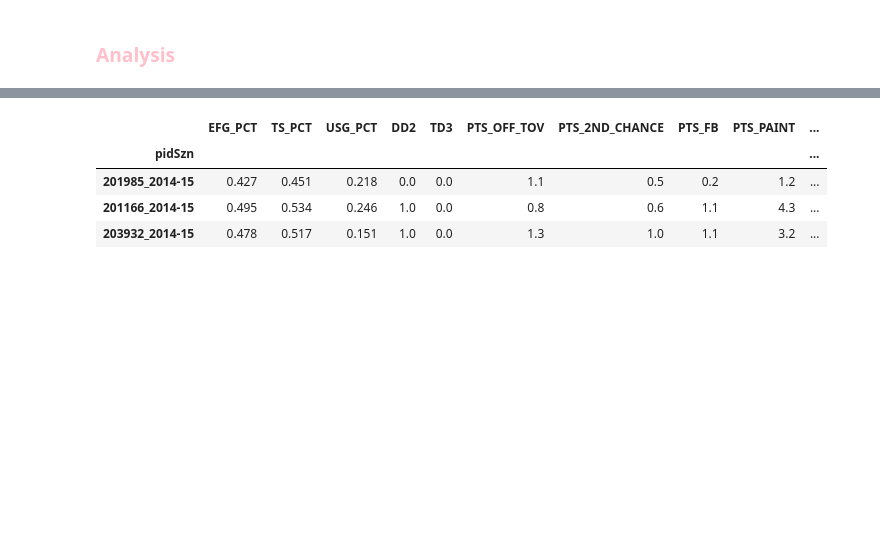
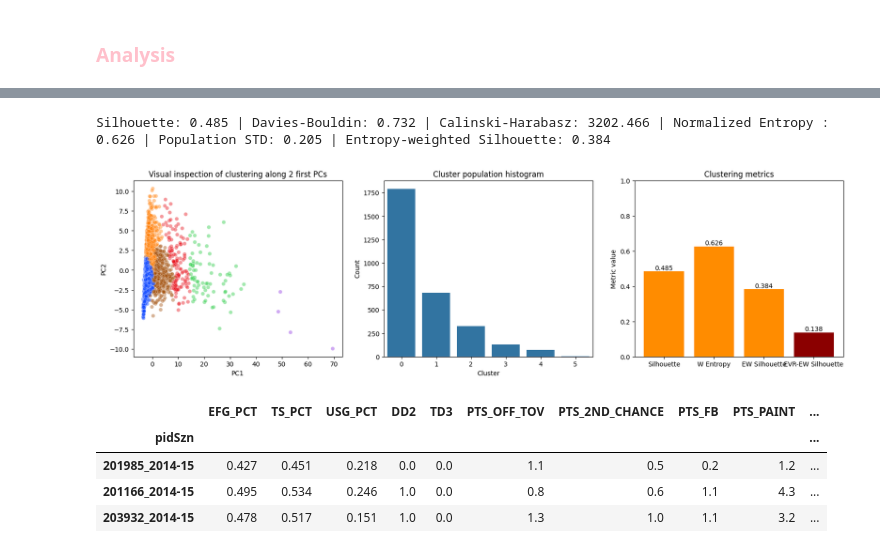
Before and after one commit to arnaud-odet/Roster_Building, a Jupyter notebook: notebooks/clustering.ipynb, the cells around one changed output, grey strips where cells are left out. Drawn from its saved outputs; the diff is of its cells as text; code cells hidden in the pictures; blank space fills up the shorter version.

```diff
--- a/notebooks/clustering.ipynb
+++ b/notebooks/clustering.ipynb
@@ -426,3 +438,11 @@ Silhouette: 0.423 | Davies-Bouldin: 0.695 | Calinski-Harabasz: 3773.291 | Normal
+# %%
+if target_df.shape[0] >0 :
+    index = 0
+    item = target_df.iloc[index][['feature_selection','method','scaling','evr','n_clust']]
+    X_proj, labels = clusterer.plot_clustering(**item, return_data=True)
+# %% [output]
+Silhouette: 0.485 | Davies-Bouldin: 0.732 | Calinski-Harabasz: 3202.466 | Normalized Entropy : 0.626 | Population STD: 0.205 | Entropy-weighted Silhouette: 0.384
+[figure, added]
 # %%
 cluster_df = clusterer.colinearity_handler.df.copy()
 cluster_df['id'] = [int(x.split('_')[0]) for x in cluster_df.index]
```
Also changed, not shown: parts of 8 cells of this notebook, 1 other file.
